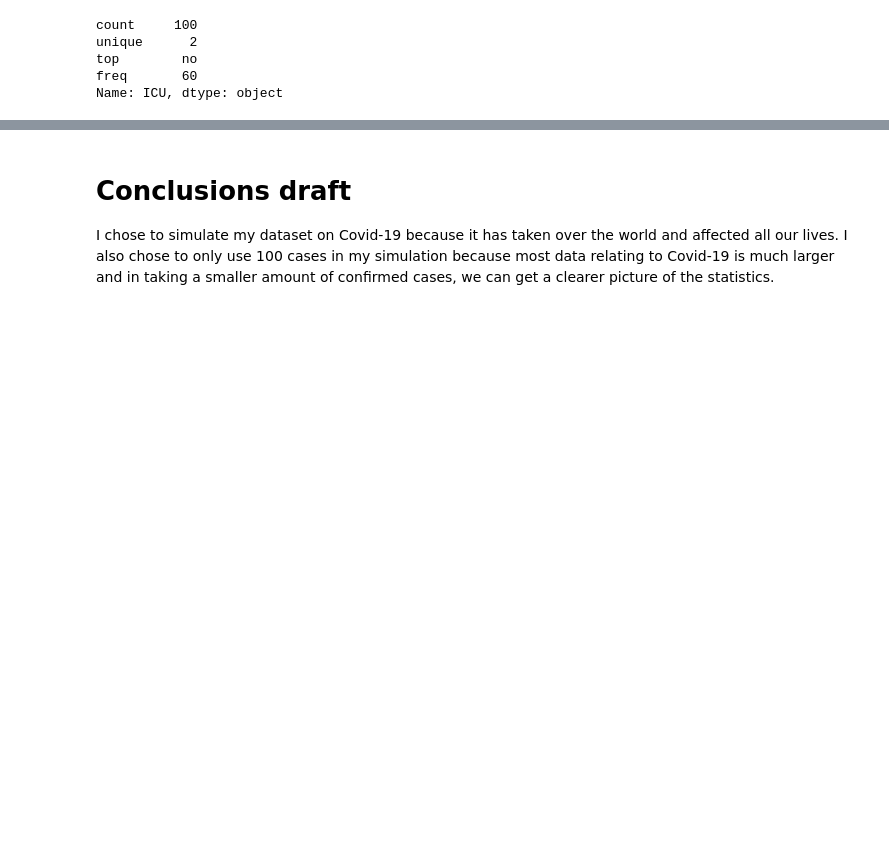
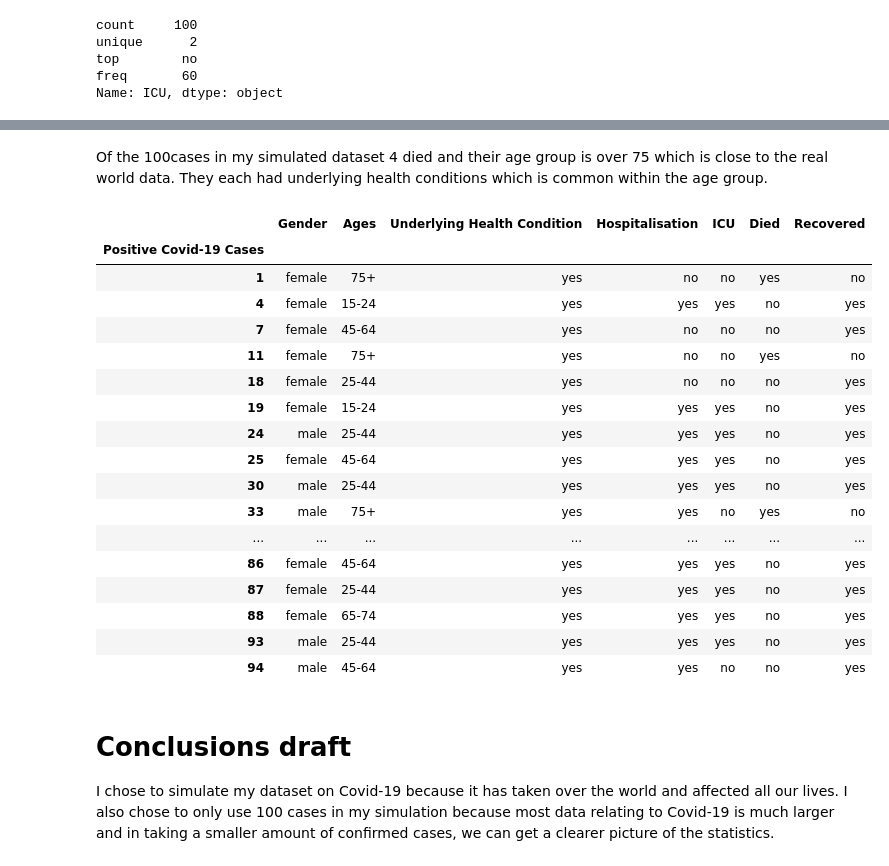
Before and after one commit to AineNicD/simulating-data, a Jupyter notebook: simulating-data.ipynb, the cells around one changed output, grey strips where cells are left out. Saved outputs shown, nothing was run; the diff lists cells and outputs as text; code cells hidden in the pictures; blank space fills up the shorter version.

Commit message:
checking simulated dataset and comparing to the real world data

```diff
--- a/simulating-data.ipynb
+++ b/simulating-data.ipynb
@@ -907,3 +938,27 @@ Name: ICU, dtype: object
+# %% [markdown]
+Of the 100cases in my simulated dataset 4 died and their age group is over 75 which is close to the real world data. They each had underlying health conditions which is common within the age group.
+# %%
+# checking which data had underlying health condition
+df[df.loc[:, 'Underlying Health Condition'] == 'yes']
+# %% [output]
+|  | Gender | Ages | Underlying Health Condition | Hospitalisation | ICU | Died | Recovered |
+| Positive Covid-19 Cases |  |  |  |  |  |  |  |
+| 1 | female | 75+ | yes | no | no | yes | no |
+| 4 | female | 15-24 | yes | yes | yes | no | yes |
+| 7 | female | 45-64 | yes | no | no | no | yes |
+| 11 | female | 75+ | yes | no | no | yes | no |
+| 18 | female | 25-44 | yes | no | no | no | yes |
+| 19 | female | 15-24 | yes | yes | yes | no | yes |
+| 24 | male | 25-44 | yes | yes | yes | no | yes |
+| 25 | female | 45-64 | yes | yes | yes | no | yes |
+| 30 | male | 25-44 | yes | yes | yes | no | yes |
+| 33 | male | 75+ | yes | yes | no | yes | no |
+| ... | ... | ... | ... | ... | ... | ... | ... |
+| 86 | female | 45-64 | yes | yes | yes | no | yes |
+| 87 | female | 25-44 | yes | yes | yes | no | yes |
+| 88 | female | 65-74 | yes | yes | yes | no | yes |
+| 93 | male | 25-44 | yes | yes | yes | no | yes |
+| 94 | male | 45-64 | yes | yes | no | no | yes |
 # %% [markdown]
 # Conclusions draft
 
```
Also changed, not shown: parts of 2 cells of this notebook.
